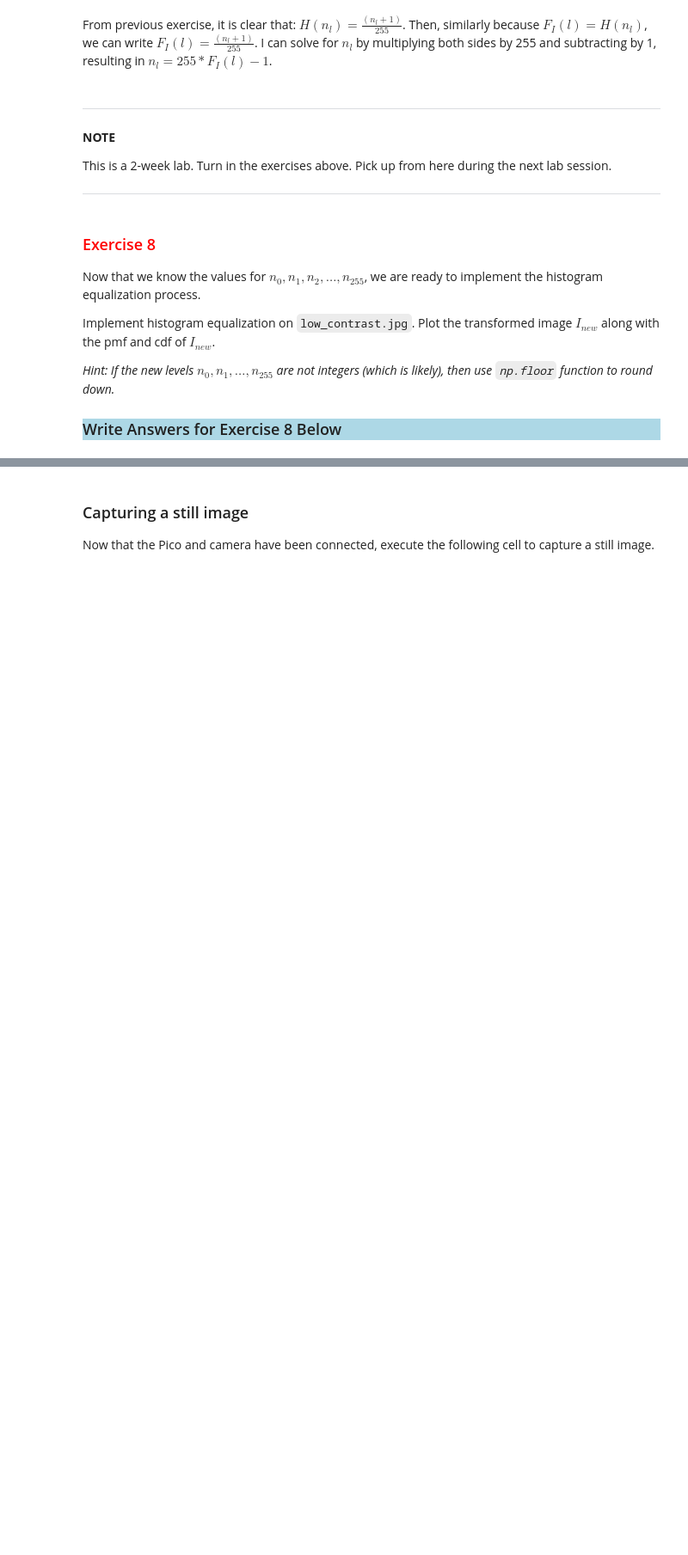
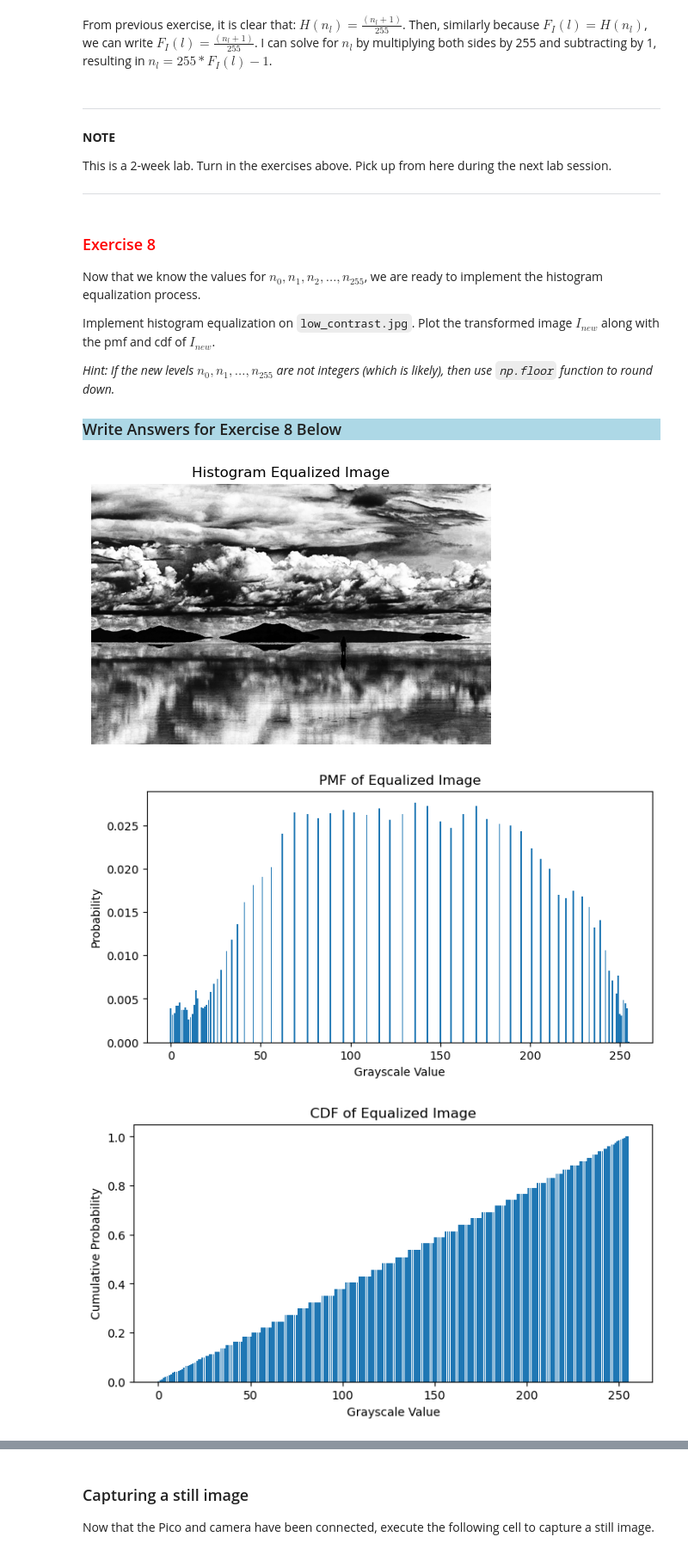
Before and after one commit to ShivaSaiV/Machine-Learning, a Jupyter notebook: ds_labs/lab_03_quantization.ipynb, the cells around one changed output, grey strips where cells are left out. Shown at 86% size. Drawn from its saved outputs; the diff is of its cells as text; code cells hidden in the pictures; blank space fills up the shorter version.

```diff
--- a/ds_labs/lab_03_quantization.ipynb
+++ b/ds_labs/lab_03_quantization.ipynb
@@ -338,6 +338,47 @@ Plot the transformed image $I_{new}$ along with the pmf and cdf of $I_{new}$.
 *Hint: If the new levels $n_0,n_1,\dots,n_{255}$ are not integers (which is likely), then use `np.floor` function to round down.*
 
 <h3 style="background-color:lightblue"> Write Answers for Exercise 8 Below </h3>
+# %%
+from PIL import Image
+img = np.array(Image.open('low_contrast.jpg'))
+hist, bins = np.histogram(img.flatten(), bins=256, range=[0, 255])
+pmf = hist / img.size
+cdf = np.cumsum(pmf)
+cdf_normalized = cdf * 255
+
+equalized_img = np.floor(cdf_normalized[img]).astype(np.uint8)
+
+# Transformed image
+plt.figure(figsize=(6, 6))
+plt.imshow(equalized_img, cmap="gray", vmin=0, vmax=255)
+plt.axis("off")
+plt.title("Histogram Equalized Image")
+plt.show()
+
+hist_eq, bins_eq = np.histogram(equalized_img.flatten(), bins=256, range=[0, 255])
+pmf_eq = hist_eq / equalized_img.size
+
+# pmf of equalized
+plt.figure(figsize=(8, 4))
+plt.bar(range(256), pmf_eq)
+plt.xlabel("Grayscale Value")
+plt.ylabel("Probability")
+plt.title("PMF of Equalized Image")
+plt.show()
+
+cdf_eq = np.cumsum(pmf_eq)
+
+# cdf of equalized
+plt.figure(figsize=(8, 4))
+plt.bar(range(256), cdf_eq)
+plt.xlabel("Grayscale Value")
+plt.ylabel("Cumulative Probability")
+plt.title("CDF of Equalized Image")
+plt.show()
+# %% [output]
+[figure, added]
+[figure, added]
+[figure, added]
 # %% [markdown]
 ## <span style="color:orange;"> 3. Connecting the Camera </span>
 
```
Also changed, not shown: parts of 6 cells of this notebook, 2 other files.
